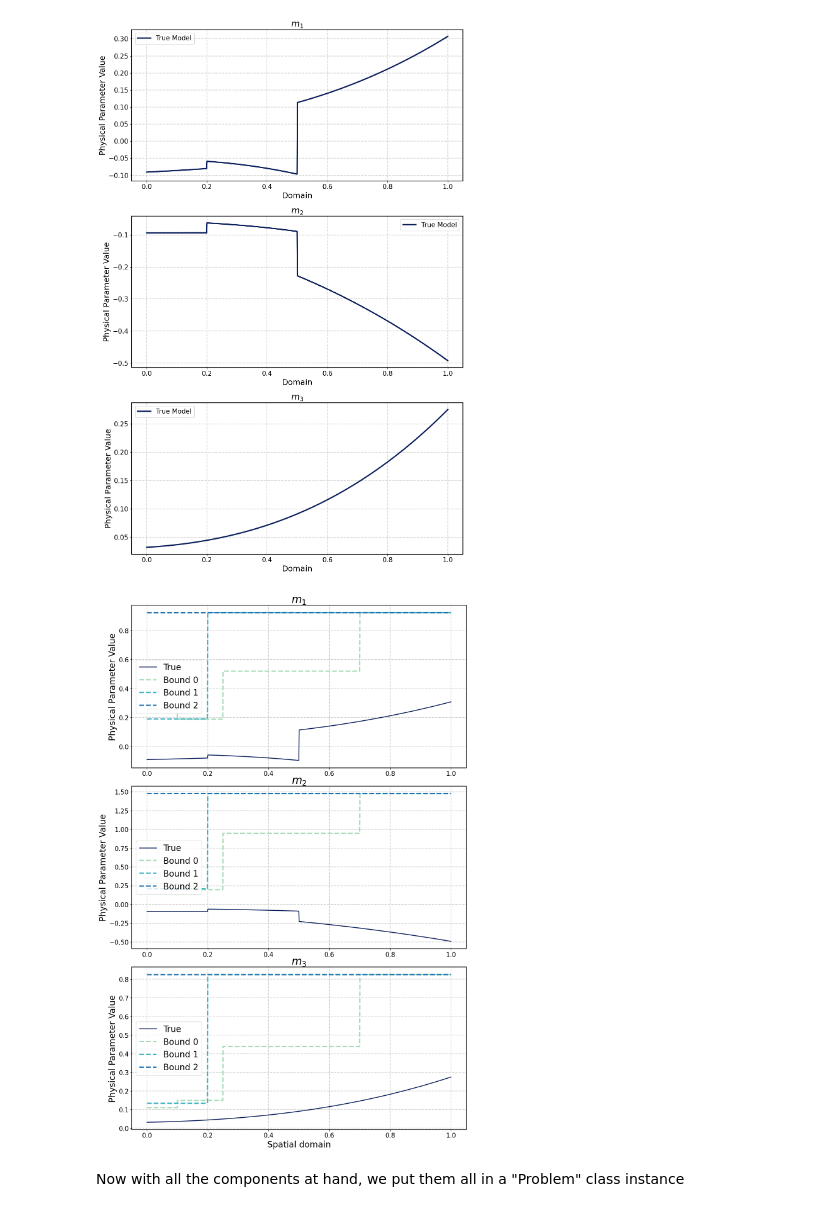
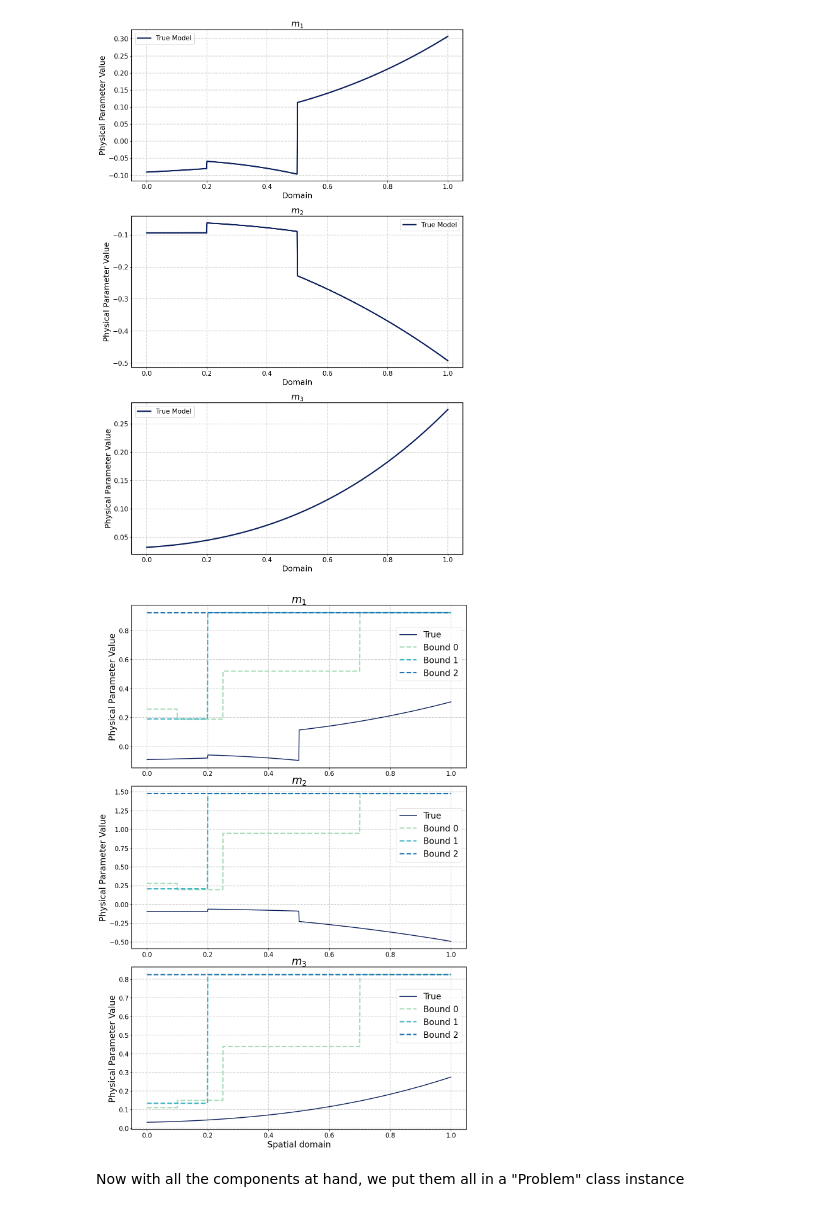
Before and after one commit to Adrian-Mag/SOLA_DLI, a Jupyter notebook: examples/Target_Paper_Examples/norm_bound_effect_fake.ipynb, the cells around one changed output. Saved outputs shown, nothing was run; the diff lists cells and outputs as text; code cells hidden in the pictures.

```diff
--- a/examples/Target_Paper_Examples/norm_bound_effect_fake.ipynb
+++ b/examples/Target_Paper_Examples/norm_bound_effect_fake.ipynb
@@ -148,35 +148,35 @@ for model, param in zip(true_model, physical_parameters):
                                 intervals=interval,
                                 values=values)
         upper_bounds[param].append(upper_bound)
 
 norm_bounds = []
 for bound_tuple in zip(*upper_bounds.values()):
     norm_bounds.append(M.norm(bound_tuple))
 
 fig, axes = plt.subplots(len(physical_parameters), 1, figsize=(12,6*len(physical_parameters)))
 plt.tight_layout()
 for i, (submodel, physical_parameter) in enumerate(zip(true_model, physical_parameters)):
     axes[i].plot(domain.mesh, submodel.evaluate(domain.mesh),
             label='True', color=colors[99], linewidth=2)
     # Set title and labels
     axes[i].set_title(physical_parameters_symbols[physical_parameter], fontsize=25)
     axes[i].set_ylabel('Physical Parameter Value', fontsize=20)
     # Set tick parameters
     axes[i].tick_params(axis='both', which='major', labelsize=15)
     # Add legend
     axes[i].grid(True, linestyle='--', linewidth=1.5, color='lightgray')  # Add gridlines
 for bound_no, bound_tuple in enumerate(zip(*upper_bounds.values())):
     for i, bound in enumerate(bound_tuple):
         axes[i].plot(domain.mesh, bound.evaluate(domain.mesh),
                 label='Bound ' + str(bound_no), color=colors[30 + bound_no*20],
                 linestyle='--', linewidth=3)
-        axes[i].legend(fontsize=20, loc='center left', bbox_to_anchor=(0.45, 0.3))
+        axes[i].legend(fontsize=20, loc='center right', bbox_to_anchor=(1, 0.7))
 plt.xlabel('Spatial domain', fontsize=20)
 
 plt.savefig('bounds.pdf', bbox_inches='tight')
 plt.show()
 # %% [output]
-[figure, old version]
+[figure, new version]
 # %% [markdown]
 Now with all the components at hand, we put them all in a "Problem" class instance
 # %%
```
Also changed, not shown: 2 other files.
